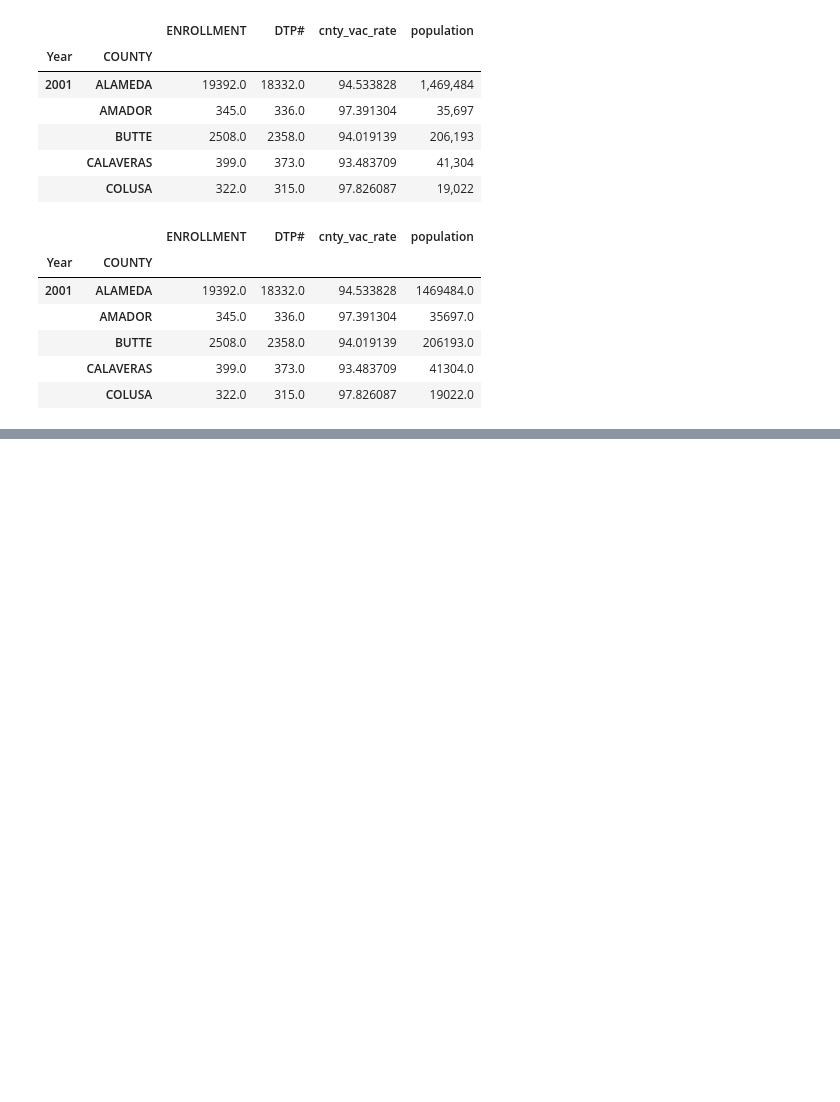
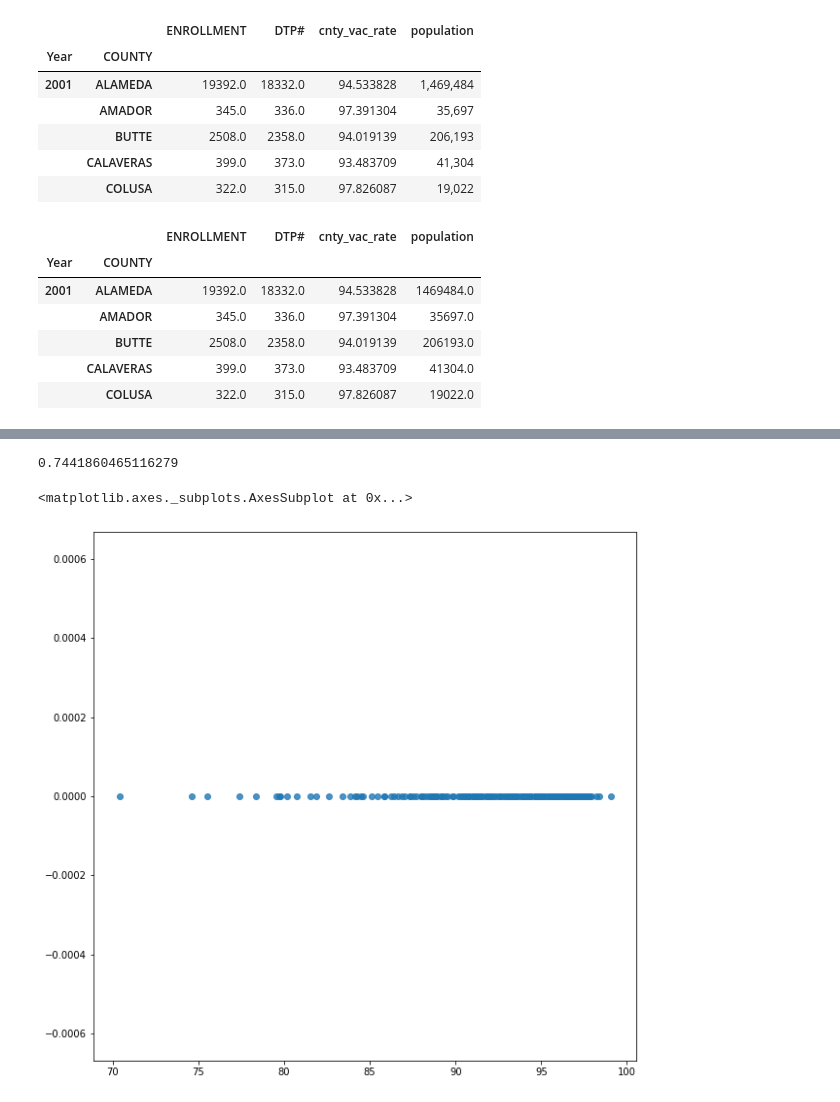
Before and after one commit to timothybarry/ML-Capstone-Project-Repo, a Jupyter notebook: Immunology Study.ipynb, the cells around one changed output, grey strips where cells are left out. Saved outputs shown, nothing was run; the diff lists cells and outputs as text; code cells hidden in the pictures; blank space fills up the shorter version.

```diff
--- a/Immunology Study.ipynb
+++ b/Immunology Study.ipynb
@@ -216,0 +253,3 @@ final_df.head()
+# %%
+final_df['outbreak_y_n'] = final_df['outbreak%'].apply(lambda x: 1 if x > 1 else 0 )
+final_df.head()
@@ -216,0 +277,8 @@ final_df.head()
+# %%
+from sklearn.preprocessing import LabelEncoder
+
+le = LabelEncoder()
+final_df['class'] = le.fit_transform(final_df['outbreak_y_n'])
+W = final_df[['cnty_vac_rate']]
+z = final_df['class'].values.reshape(-1, 1)
+final_df.head()
@@ -216,0 +293,16 @@ final_df.head()
+# %%
+from sklearn.metrics import accuracy_score
+
+logreg = LogisticRegression()
+W_train, W_test, z_train, z_test = train_test_split(W, z, random_state=123)
+logreg.fit(W_train, z_train)
+z_pred = logreg.predict(W_test)
+print (accuracy_score(z_test, z_pred))
+# %% [output]
+0.7441860465116279
+# %%
+import seaborn as sns
+sns.regplot(W_test, z_pred, data=final_df, logistic=True)
+# %% [output]
+<matplotlib.axes._subplots.AxesSubplot at 0x...>
+[figure, added]
```
Also changed, not shown: parts of 14 cells of this notebook.
